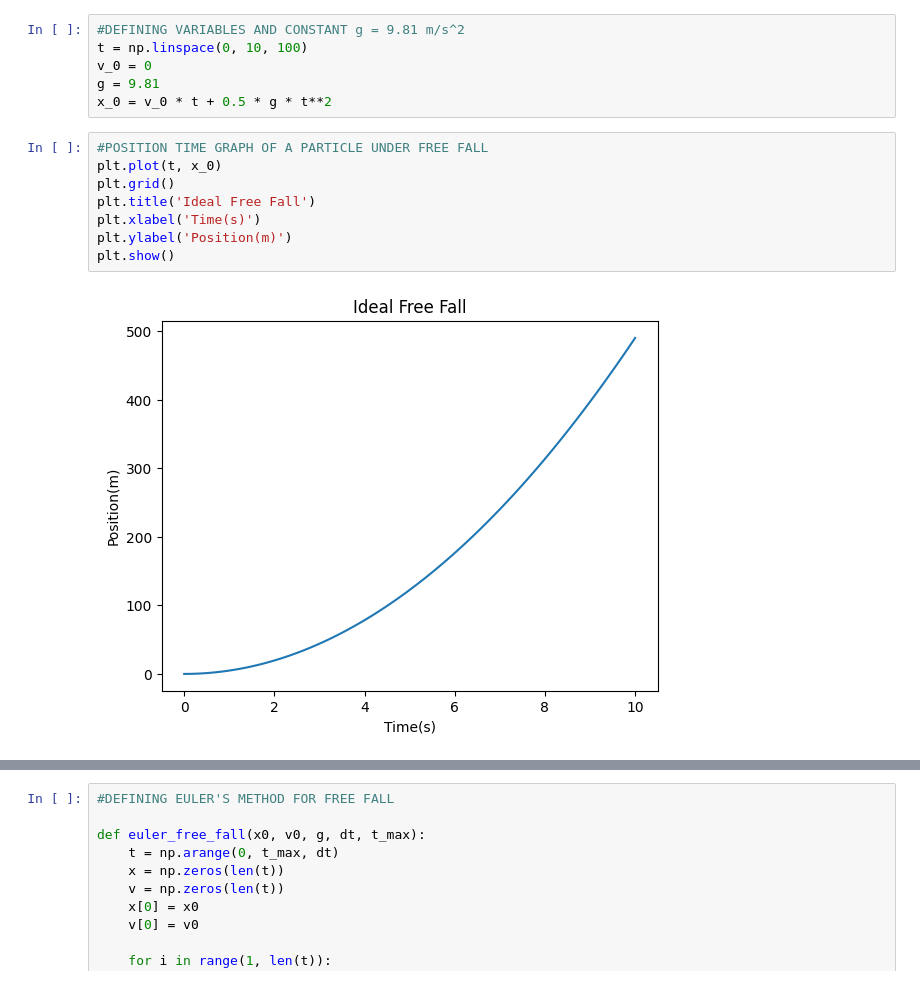
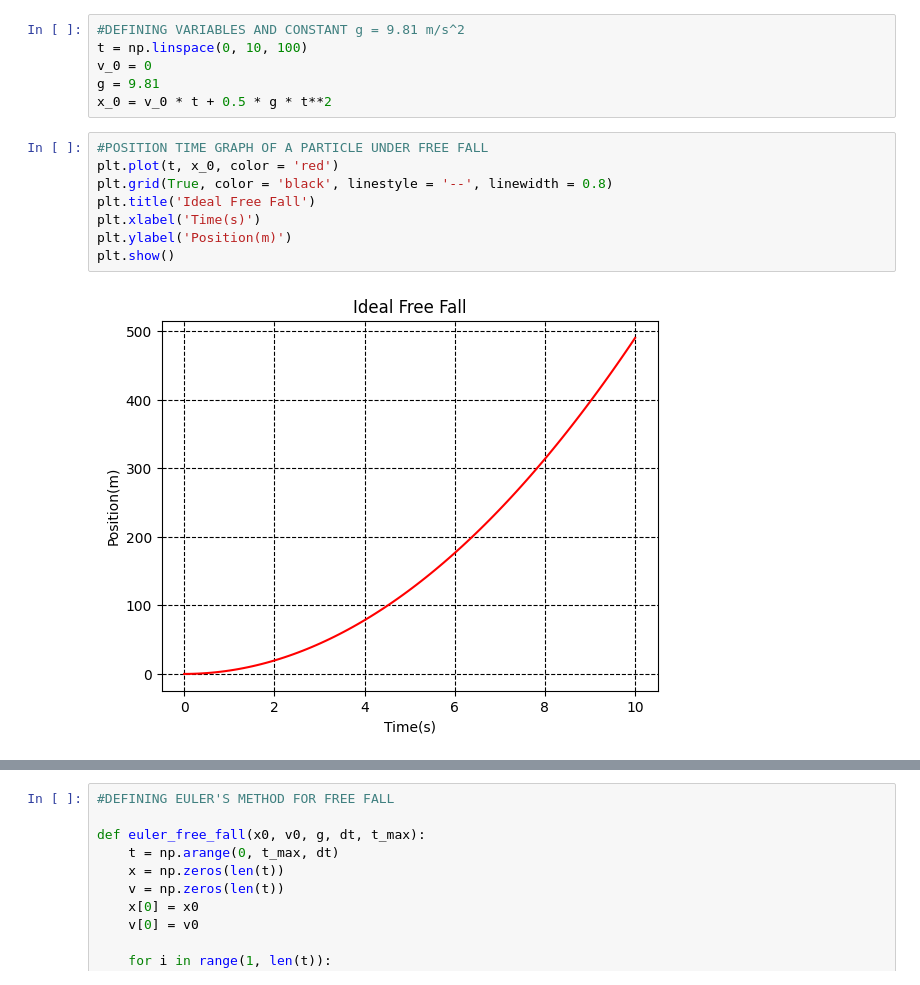
Before and after one commit to Rivu-Codez/Physics-With-Python, a Jupyter notebook: IdealFreeFall.ipynb, the cells around one changed output, grey strips where cells are left out. Saved outputs shown, nothing was run; the diff lists cells and outputs as text.

```diff
--- a/IdealFreeFall.ipynb
+++ b/IdealFreeFall.ipynb
@@ -11,14 +11,14 @@ g = 9.81
 x_0 = v_0 * t + 0.5 * g * t**2
 # %%
 #POSITION TIME GRAPH OF A PARTICLE UNDER FREE FALL
-plt.plot(t, x_0)
-plt.grid()
+plt.plot(t, x_0, color = 'red')
+plt.grid(True, color = 'black', linestyle = '--', linewidth = 0.8)
 plt.title('Ideal Free Fall')
 plt.xlabel('Time(s)')
 plt.ylabel('Position(m)')
 plt.show()
 # %% [output]
-[figure, old version]
+[figure, new version]
 # %%
 #VELOCITY TIME GRAPH OF A PARTICLE UNDER FREE FALL
 v = v_0 + g*t
```
Also changed, not shown: parts of 6 cells of this notebook.
